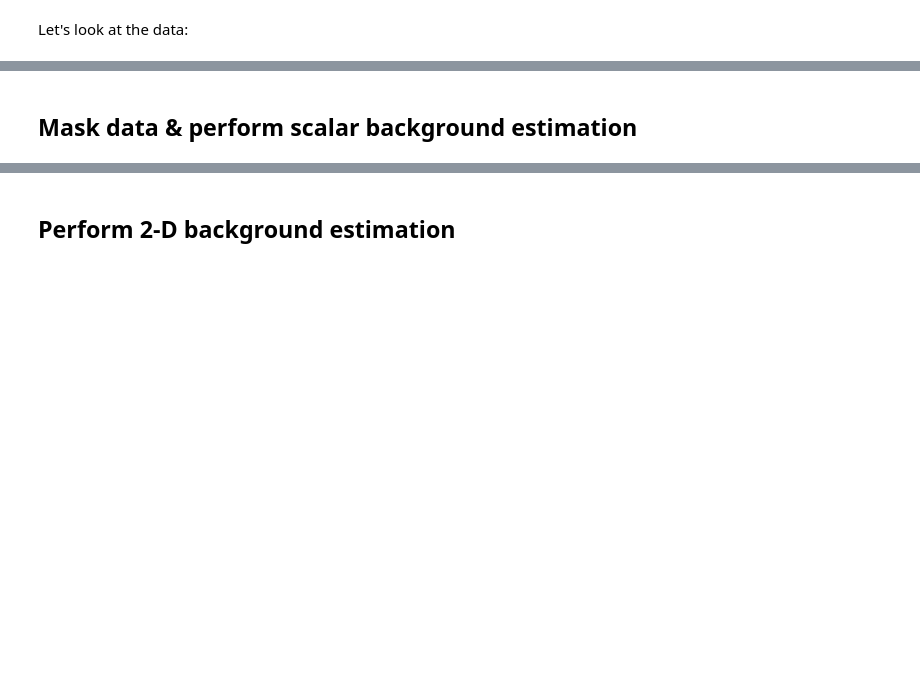
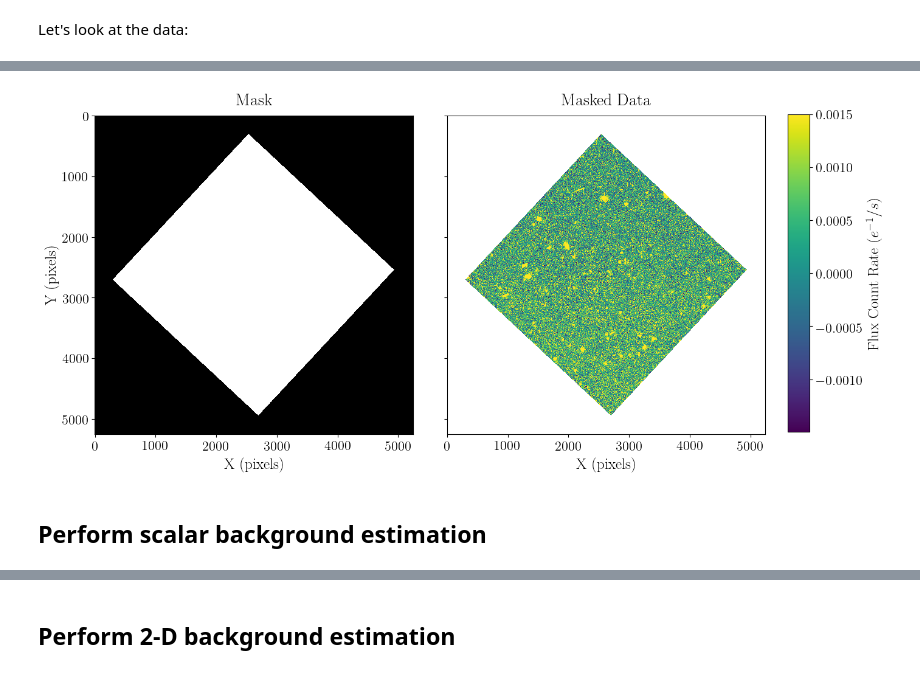
Before and after one commit to laurenmarietta/csi-stsci-notebooks, a Jupyter notebook: photutils/01_photutils_background_estimation.ipynb, the cells around one changed output, grey strips where cells are left out. Cells and saved outputs as stored; diff of their text form; code cells hidden in the pictures; blank space fills up the shorter version.

```diff
--- a/photutils/01_photutils_background_estimation.ipynb
+++ b/photutils/01_photutils_background_estimation.ipynb
@@ -68,2 +92,29 @@ plt.show()
+# %%
+mask = data == 0
+# %%
+# Set up the figure with subplots
+fig, [ax1, ax2] = plt.subplots(1, 2, figsize=(12, 6), sharey=True)
+plt.tight_layout()
+
+# clim = (1e-4, 1e-1)
+
+# Plot the mask
+ax1.imshow(mask, cmap='Greys')
+ax1.set_xlabel('X (pixels)')
+ax1.set_ylabel('Y (pixels)')
+ax1.set_title('Mask')
+
+# Plot the masked data
+norm_image = ImageNormalize(data, interval=ZScaleInterval())
+fitsplot = ax2.imshow(np.ma.masked_where(mask, data), norm=norm_image)
+cbar_ax = fig.add_axes([1, 0.09, 0.03, 0.87])
+cbar = fig.colorbar(fitsplot, cbar_ax)
+cbar.set_label(r'Flux Count Rate ($e^{-1}/s$)')
+ax2.set_xlabel('X (pixels)')
+ax2.set_title('Masked Data')
+
+plt.show()
+# %% [output]
+[figure, added]
 # %% [markdown]
-## Mask data & perform scalar background estimation
+## Perform scalar background estimation
```
Also changed, not shown: parts of 27 cells of this notebook, 2 other files.
